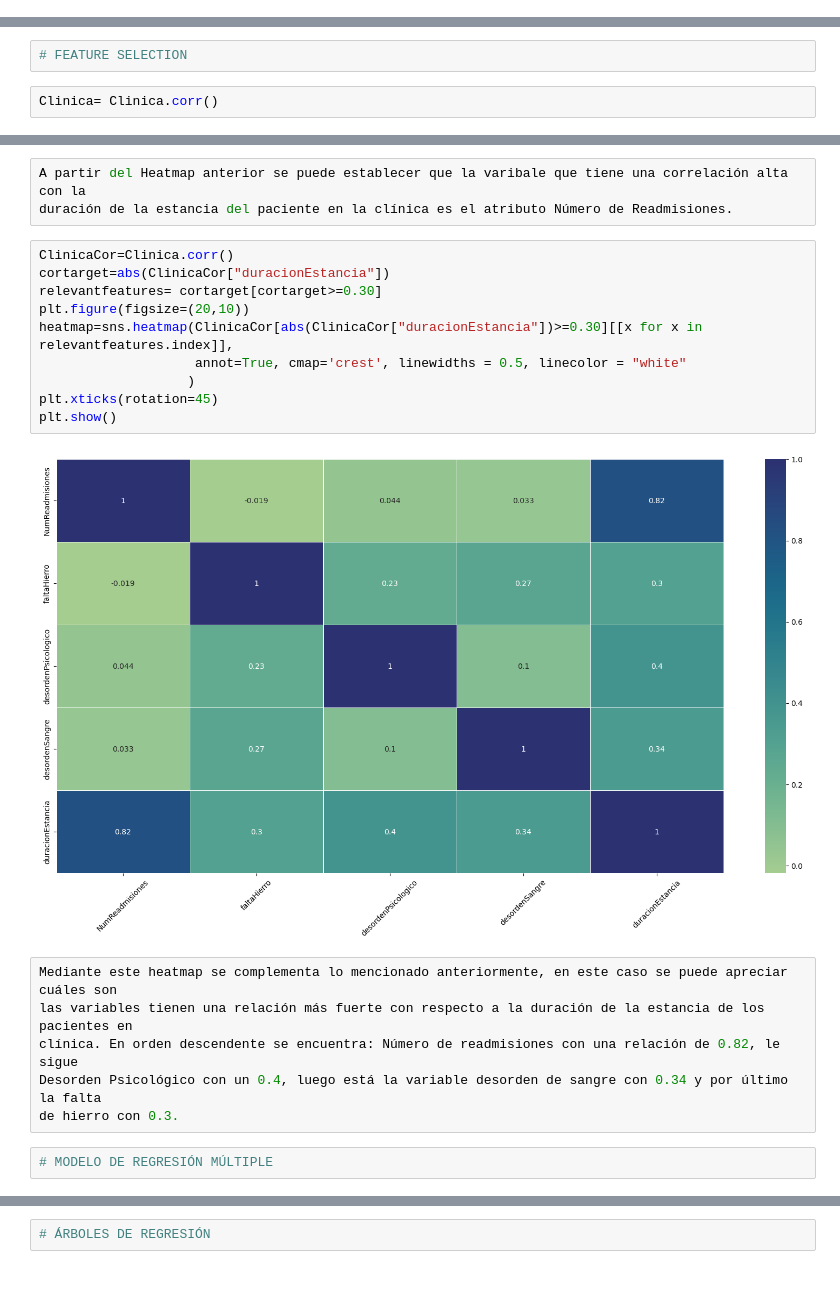
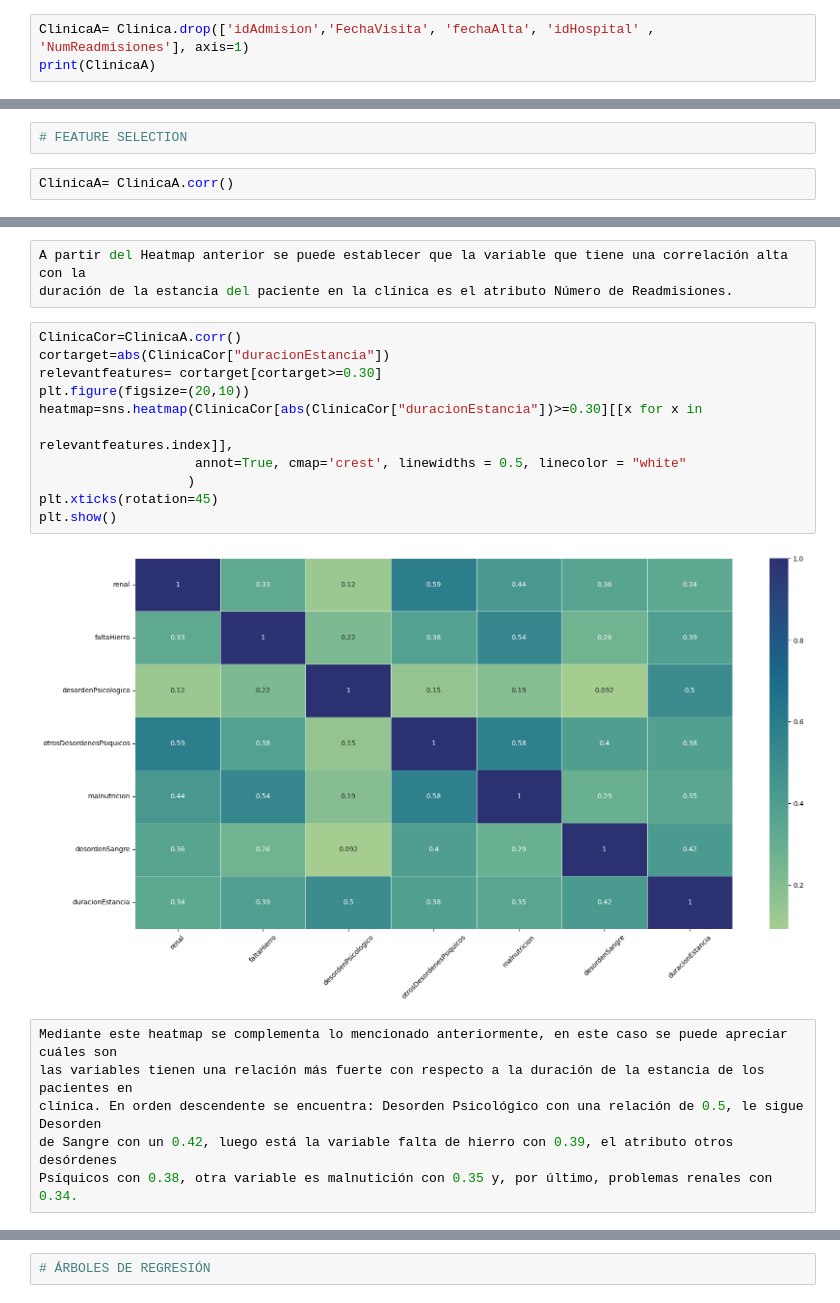
Before and after one commit to Marcelo-A-Martinez/Proyecto_ComplementarioI---Martinez-Marcelo-Adri-n, a Jupyter notebook: Proyecto_ComplementarioI- Martinez Marcelo Adrián.ipynb, the cells around one changed output, grey strips where cells are left out. Drawn from its saved outputs; the diff is of its cells as text.

```diff
--- a/Proyecto_ComplementarioI- Martinez Marcelo Adrián.ipynb
+++ b/Proyecto_ComplementarioI- Martinez Marcelo Adrián.ipynb
@@ -400,0 +403,3 @@ ax.set (xlabel = 'Duración de la Estancia',
+# %%
+ClinicaA= Clinica.drop(['idAdmision','FechaVisita', 'fechaAlta', 'idHospital' , 'NumReadmisiones'], axis=1)
+print(ClinicaA)
@@ -401,5 +424,5 @@ ax.set (xlabel = 'Duración de la Estancia',
 # %%
 # FEATURE SELECTION
 # %%
-Clinica= Clinica.corr()
+ClinicaA= ClinicaA.corr()
 # %%
@@ -410,23 +433,22 @@ sns.heatmap(Clinica, cmap = 'crest', linewidths = 0.5, linecolor = "white")
 # %%
-A partir del Heatmap anterior se puede establecer que la varibale que tiene una correlación alta con la
+A partir del Heatmap anterior se puede establecer que la variable que tiene una correlación alta con la
 duración de la estancia del paciente en la clínica es el atributo Número de Readmisiones.
 # %%
-ClinicaCor=Clinica.corr()
+ClinicaCor=ClinicaA.corr()
 cortarget=abs(ClinicaCor["duracionEstancia"])
 relevantfeatures= cortarget[cortarget>=0.30]
 plt.figure(figsize=(20,10))
-heatmap=sns.heatmap(ClinicaCor[abs(ClinicaCor["duracionEstancia"])>=0.30][[x for x in relevantfeatures.index]],
+heatmap=sns.heatmap(ClinicaCor[abs(ClinicaCor["duracionEstancia"])>=0.30][[x for x in
+                                                                           relevantfeatures.index]],
                     annot=True, cmap='crest', linewidths = 0.5, linecolor = "white"
                    )
 plt.xticks(rotation=45)
 plt.show()
 # %% [output]
-[figure, old version]
+[figure, new version]
 # %%
 Mediante este heatmap se complementa lo mencionado anteriormente, en este caso se puede apreciar cuáles son
 las variables tienen una relación más fuerte con respecto a la duración de la estancia de los pacientes en
-clínica. En orden descendente se encuentra: Número de readmisiones con una relación de 0.82, le sigue
-Desorden Psicológico con un 0.4, luego está la variable desorden de sangre con 0.34 y por último la falta
-de hierro con 0.3.
+clínica. En orden descendente se encuentra: Desorden Psicológico con una relación de 0.5, le sigue Desorden
+de Sangre con un 0.42, luego está la variable falta de hierro con 0.39, el atributo otros desórdenes
+Psíquicos con 0.38, otra variable es malnutición con 0.35 y, por último, problemas renales con 0.34.
-# %%
-# MODELO DE REGRESIÓN MÚLTIPLE
```
Also changed, not shown: parts of 54 cells of this notebook.
